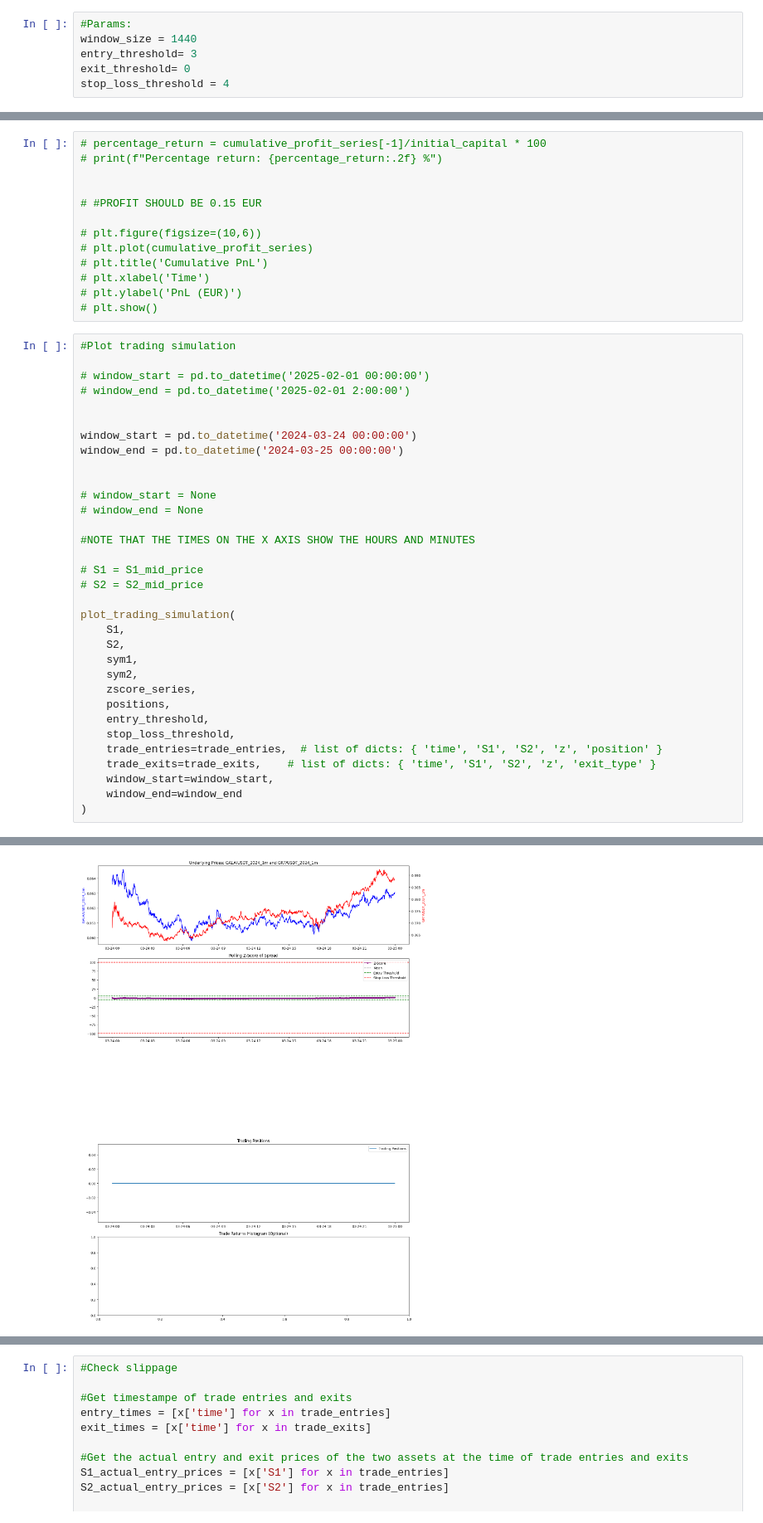
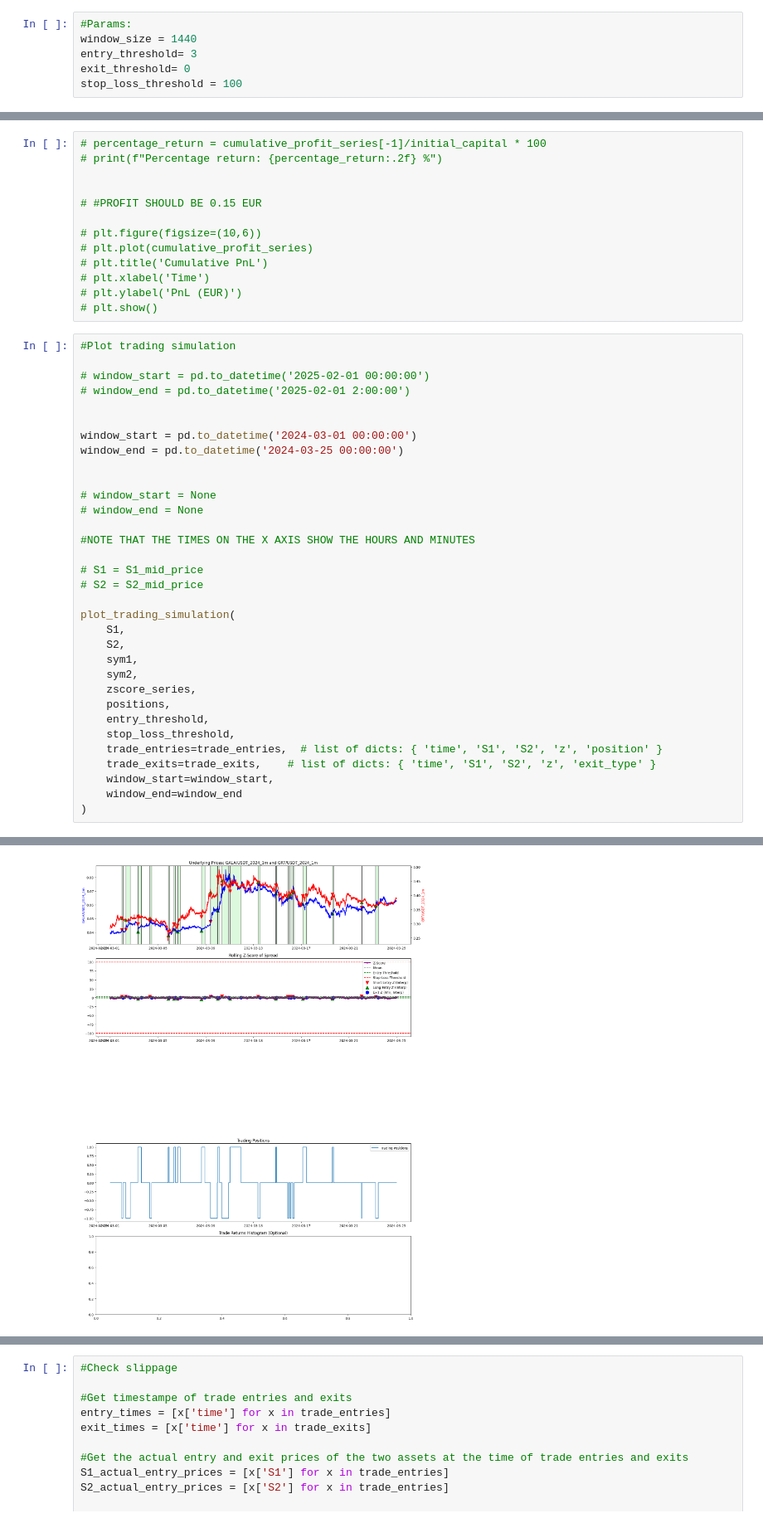
Before and after one commit to alexandrosdp/PairsTrading, a Jupyter notebook: main.ipynb, the cells around one changed output, grey strips where cells are left out. Shown at 83% size. Drawn from its saved outputs; the diff is of its cells as text.

```diff
--- a/main.ipynb
+++ b/main.ipynb
@@ -121,7 +121,7 @@ prices
 window_size = 1440
 entry_threshold= 3
 exit_threshold= 0
-stop_loss_threshold = 4
+stop_loss_threshold = 100
 # %%
 prices.columns
 # %% [output]
@@ -399,7 +419,7 @@ trade_exits[max_loss_index]
 # window_end = pd.to_datetime('2025-02-01 2:00:00')
 
 
-window_start = pd.to_datetime('2024-03-24 00:00:00')
+window_start = pd.to_datetime('2024-03-01 00:00:00')
 window_end = pd.to_datetime('2024-03-25 00:00:00')
 
 
@@ -429,4 +466,4 @@ plot_trading_simulation(
-[figure, old version]
+[figure, new version]
 # %%
 trade_exits
 # %% [output]
```
Also changed, not shown: parts of 12 cells of this notebook, 2 other files.
